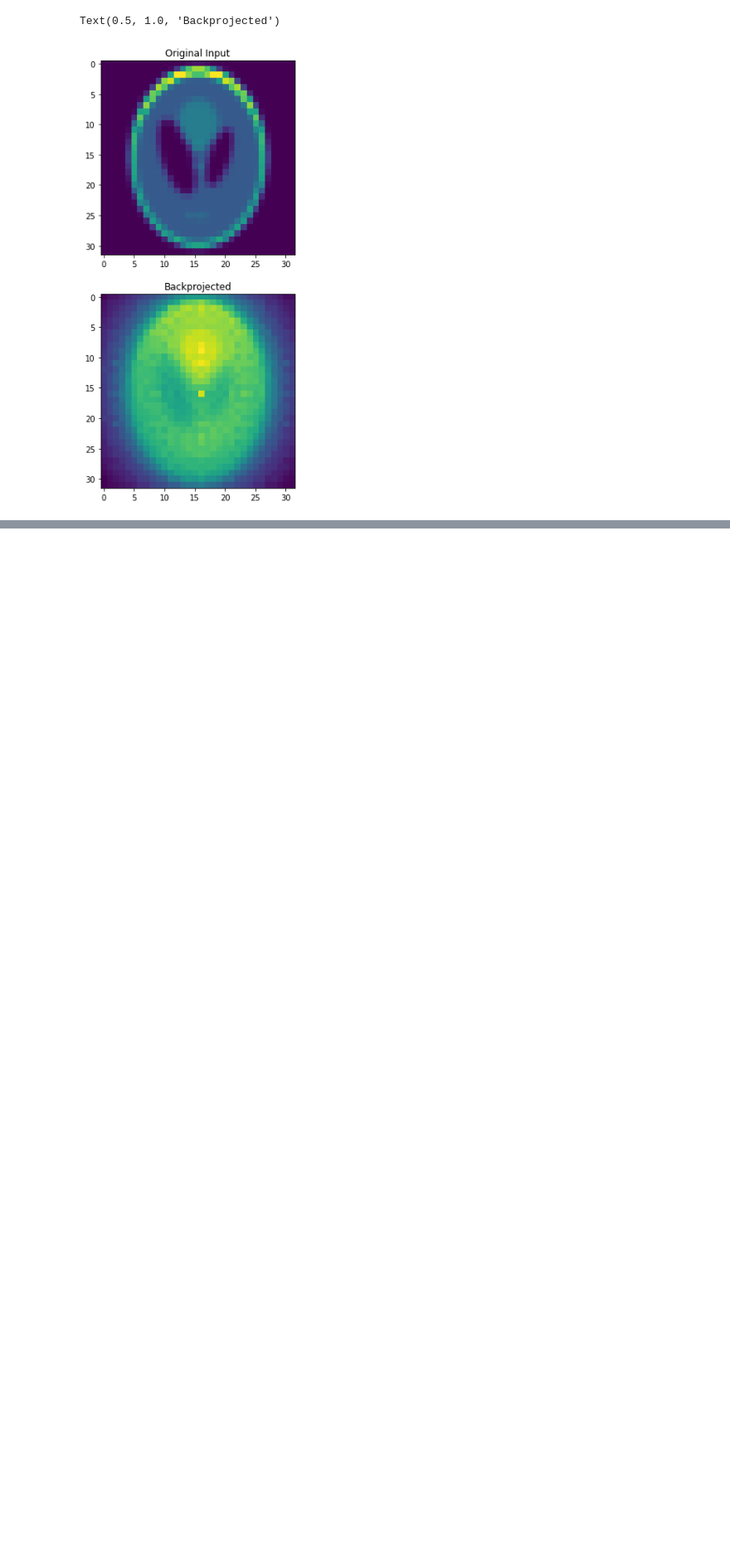
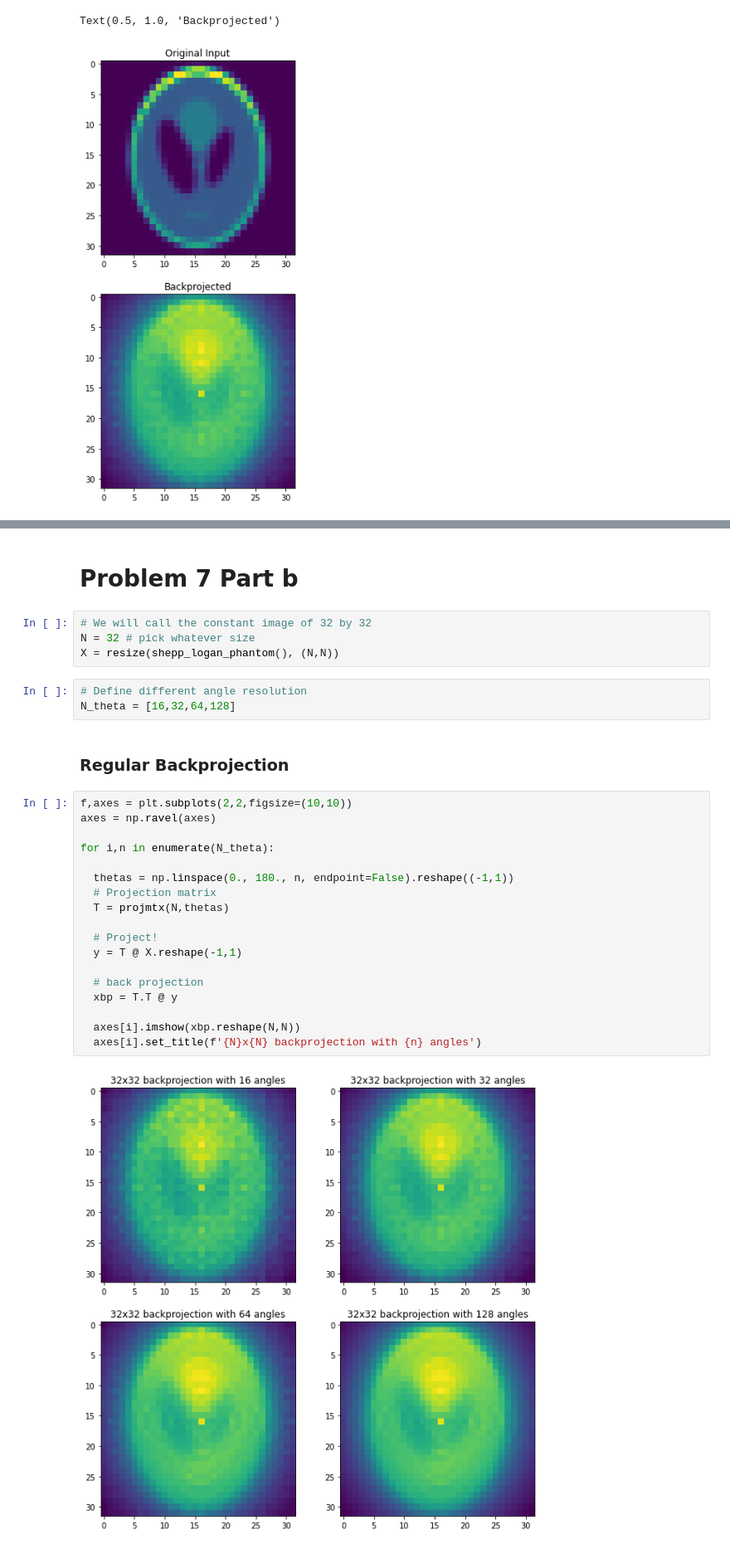
Before and after one commit to masa512/ece558, a Jupyter notebook: hw4_p6_v2.ipynb, the cells around one changed output, grey strips where cells are left out. Shown at 83% size. Drawn from its saved outputs; the diff is of its cells as text; blank space fills up the shorter version.

```diff
--- a/hw4_p6_v2.ipynb
+++ b/hw4_p6_v2.ipynb
@@ -100,0 +164,31 @@ Text(0.5, 1.0, 'Backprojected')
+# %% [markdown]
+# Problem 7 Part b
+# %%
+# We will call the constant image of 32 by 32
+N = 32 # pick whatever size
+X = resize(shepp_logan_phantom(), (N,N))
+# %%
+# Define different angle resolution
+N_theta = [16,32,64,128]
+# %% [markdown]
+### Regular Backprojection
+# %%
+f,axes = plt.subplots(2,2,figsize=(10,10))
+axes = np.ravel(axes)
+
+for i,n in enumerate(N_theta):
+
+  thetas = np.linspace(0., 180., n, endpoint=False).reshape((-1,1))
+  # Projection matrix
+  T = projmtx(N,thetas)
+
+  # Project!
+  y = T @ X.reshape(-1,1)
+
+  # back projection
+  xbp = T.T @ y
+
+  axes[i].imshow(xbp.reshape(N,N))
+  axes[i].set_title(f'{N}x{N} backprojection with {n} angles')
+# %% [output]
+[figure, added]
```
Also changed, not shown: parts of 7 cells of this notebook.
